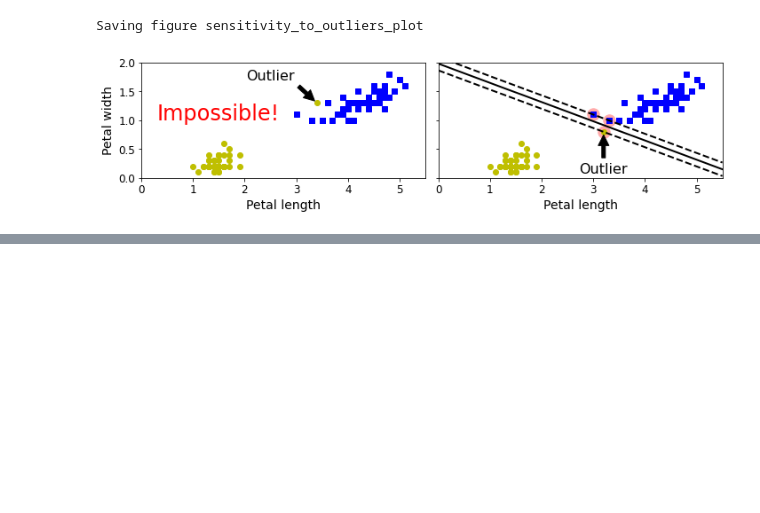
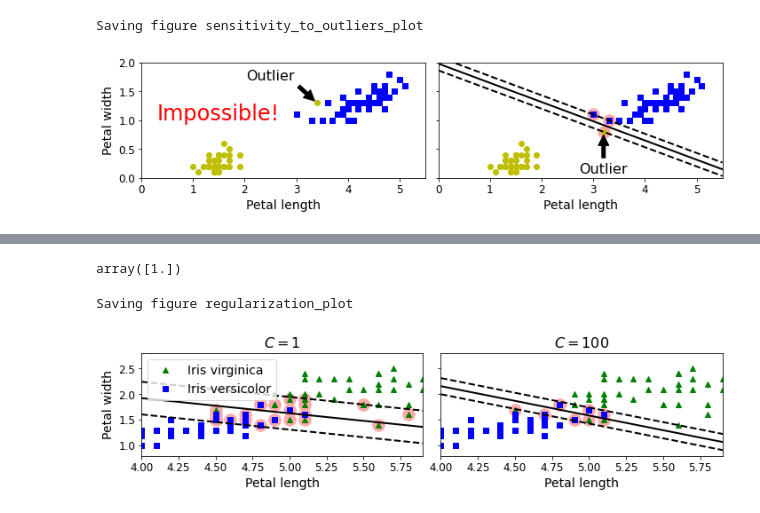
Before and after one commit to phelps-matthew/Coding-Exercises, a Jupyter notebook: ml/geron/05-Support_Vector_Machines.ipynb, the cells around one changed output, grey strips where cells are left out. Cells and saved outputs as stored; diff of their text form; code cells hidden in the pictures; blank space fills up the shorter version.

```diff
--- a/ml/geron/05-Support_Vector_Machines.ipynb
+++ b/ml/geron/05-Support_Vector_Machines.ipynb
@@ -229,0 +213,17 @@ Saving figure sensitivity_to_outliers_plot
+# %%
+import numpy as np
+from sklearn import datasets
+from sklearn.pipeline import Pipeline
+from sklearn.preprocessing import StandardScaler
+from sklearn.svm import LinearSVC
+
+iris = datasets.load_iris()
+X = iris["data"][:, (2, 3)]  # petal length, petal width
+y = (iris["target"] == 2).astype(np.float64)  # Iris virginica
+
+svm_clf = Pipeline([
+        ("scaler", StandardScaler()),
+        ("linear_svc", LinearSVC(C=1, loss="hinge", random_state=42)),
+    ])
+
+svm_clf.fit(X, y)
@@ -229,0 +233,62 @@ Saving figure sensitivity_to_outliers_plot
+# %%
+svm_clf.predict([[5.5, 1.7]])
+# %% [output]
+array([1.])
+# %%
+scaler = StandardScaler()
+svm_clf1 = LinearSVC(C=1, loss="hinge", random_state=42)
+svm_clf2 = LinearSVC(C=100, loss="hinge", random_state=42)
+
+scaled_svm_clf1 = Pipeline([
+        ("scaler", scaler),
+        ("linear_svc", svm_clf1),
+    ])
+scaled_svm_clf2 = Pipeline([
+        ("scaler", scaler),
+        ("linear_svc", svm_clf2),
+    ])
+
+scaled_svm_clf1.fit(X, y)
+scaled_svm_clf2.fit(X, y)
+
+# Convert to unscaled parameters
+b1 = svm_clf1.decision_function([-scaler.mean_ / scaler.scale_])
+b2 = svm_clf2.decision_function([-scaler.mean_ / scaler.scale_])
+w1 = svm_clf1.coef_[0] / scaler.scale_
+w2 = svm_clf2.coef_[0] / scaler.scale_
+svm_clf1.intercept_ = np.array([b1])
+svm_clf2.intercept_ = np.array([b2])
+svm_clf1.coef_ = np.array([w1])
+svm_clf2.coef_ = np.array([w2])
+
+# Find support vectors (LinearSVC does not do this automatically)
+t = y * 2 - 1
+support_vectors_idx1 = (t * (X.dot(w1) + b1) < 1).ravel()
+support_vectors_idx2 = (t * (X.dot(w2) + b2) < 1).ravel()
+svm_clf1.support_vectors_ = X[support_vectors_idx1]
+svm_clf2.support_vectors_ = X[support_vectors_idx2]
+
+fig, axes = plt.subplots(ncols=2, figsize=(10,2.7), sharey=True)
+
+plt.sca(axes[0])
+plt.plot(X[:, 0][y==1], X[:, 1][y==1], "g^", label="Iris virginica")
+plt.plot(X[:, 0][y==0], X[:, 1][y==0], "bs", label="Iris versicolor")
+plot_svc_decision_boundary(svm_clf1, 4, 5.9)
+plt.xlabel("Petal length", fontsize=14)
+plt.ylabel("Petal width", fontsize=14)
+plt.legend(loc="upper left", fontsize=14)
+plt.title("$C = {}$".format(svm_clf1.C), fontsize=16)
+plt.axis([4, 5.9, 0.8, 2.8])
+
+plt.sca(axes[1])
+plt.plot(X[:, 0][y==1], X[:, 1][y==1], "g^")
+plt.plot(X[:, 0][y==0], X[:, 1][y==0], "bs")
+plot_svc_decision_boundary(svm_clf2, 4, 5.99)
+plt.xlabel("Petal length", fontsize=14)
+plt.title("$C = {}$".format(svm_clf2.C), fontsize=16)
+plt.axis([4, 5.9, 0.8, 2.8])
+
+save_fig("regularization_plot")
+# %% [output]
+Saving figure regularization_plot
+[figure, added]
```
Also changed, not shown: parts of 47 cells of this notebook, 5 other files.
